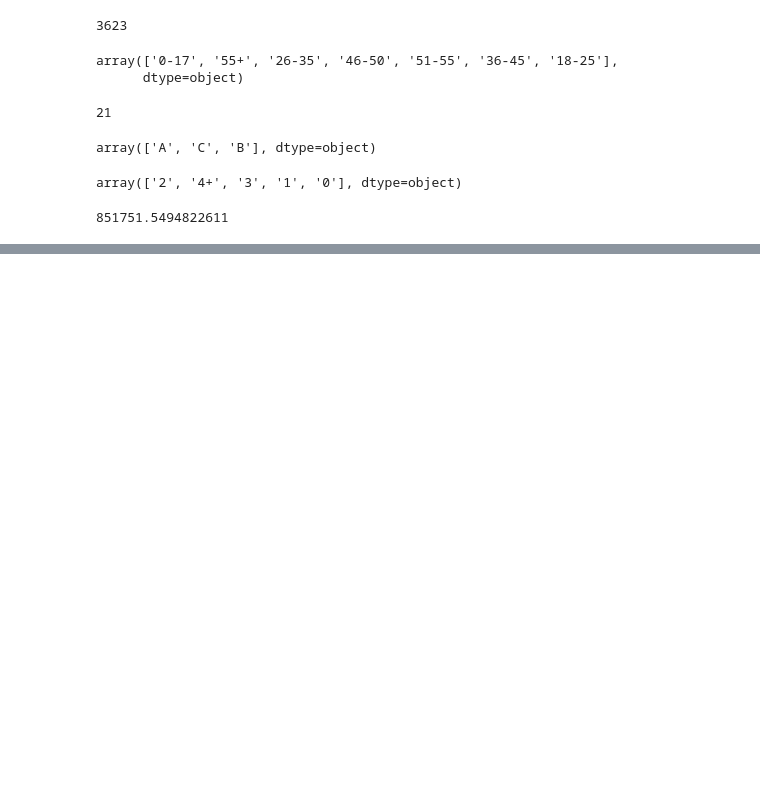
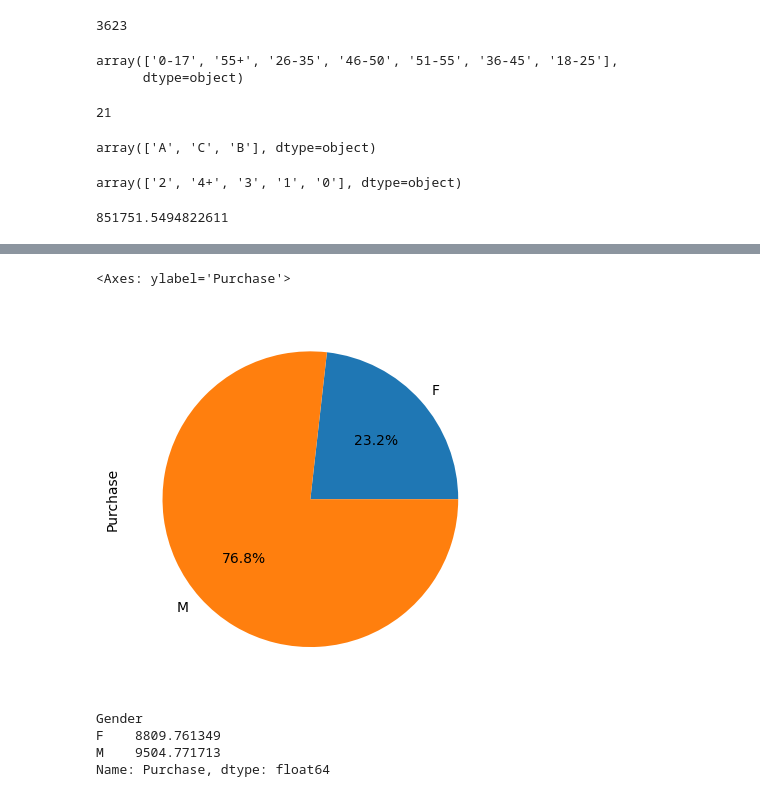
Before and after one commit to Darsh-Paliwal/Black_friday_sales_analysis, a Jupyter notebook: Project2.ipynb, the cells around one changed output, grey strips where cells are left out. Saved outputs shown, nothing was run; the diff lists cells and outputs as text; code cells hidden in the pictures; blank space fills up the shorter version.

```diff
--- a/Project2.ipynb
+++ b/Project2.ipynb
@@ -89,0 +141,12 @@ df_purchases.values.sum()/len(df_purchases)  ## average purchase by an user
+# %%
+df.groupby('Gender')['Purchase'].sum().plot(kind='pie' , autopct='%.1f%%')
+# %% [output]
+<Axes: ylabel='Purchase'>
+[figure, added]
+# %%
+df.groupby('Gender')['Purchase'].mean()
+# %% [output]
+Gender
+F    8809.761349
+M    9504.771713
+Name: Purchase, dtype: float64
```
Also changed, not shown: parts of 13 cells of this notebook.
